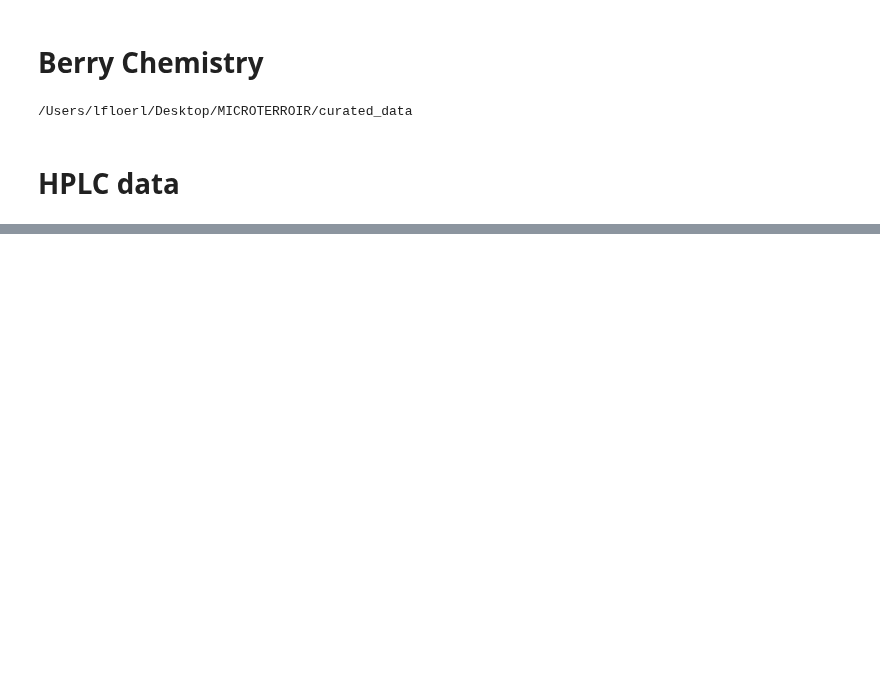
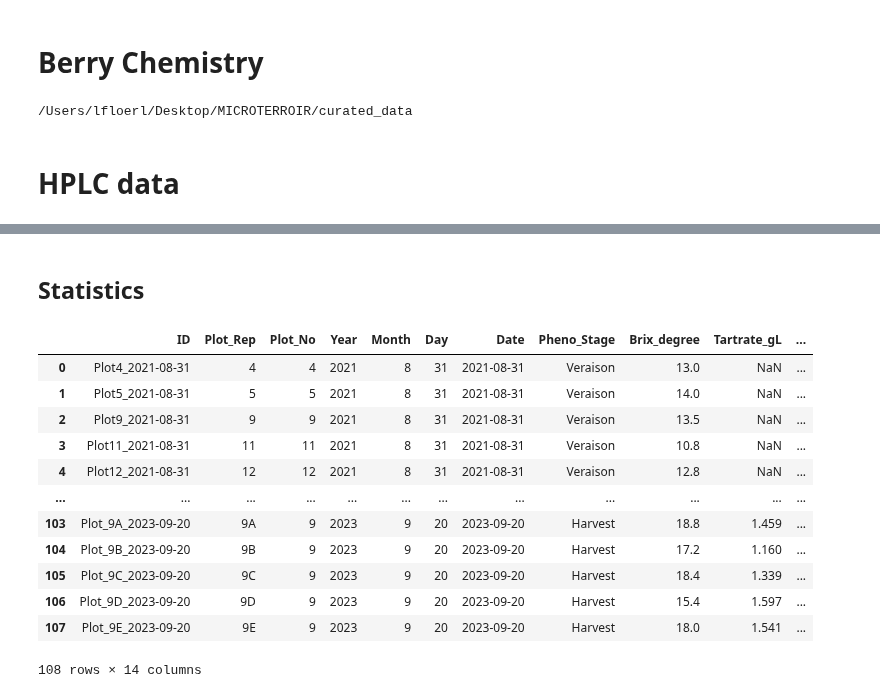
Before and after one commit to bokulich-publications/microterroir, a Jupyter notebook: Berry_Chemistry.ipynb, the cells around one changed output, grey strips where cells are left out. Drawn from its saved outputs; the diff is of its cells as text; code cells hidden in the pictures; blank space fills up the shorter version.

```diff
--- a/Berry_Chemistry.ipynb
+++ b/Berry_Chemistry.ipynb
@@ -72,0 +69,18 @@ plt.show()
+# %% [markdown]
+## Statistics
+# %%
+hplc_data
+# %% [output]
+|  | ID | Plot_Rep | Plot_No | Year | Month | Day | Date | Pheno_Stage | Brix_degree | Tartrate_gL | ... |
+| 0 | Plot4_2021-08-31 | 4 | 4 | 2021 | 8 | 31 | 2021-08-31 | Veraison | 13.0 | NaN | ... |
+| 1 | Plot5_2021-08-31 | 5 | 5 | 2021 | 8 | 31 | 2021-08-31 | Veraison | 14.0 | NaN | ... |
+| 2 | Plot9_2021-08-31 | 9 | 9 | 2021 | 8 | 31 | 2021-08-31 | Veraison | 13.5 | NaN | ... |
+| 3 | Plot11_2021-08-31 | 11 | 11 | 2021 | 8 | 31 | 2021-08-31 | Veraison | 10.8 | NaN | ... |
+| 4 | Plot12_2021-08-31 | 12 | 12 | 2021 | 8 | 31 | 2021-08-31 | Veraison | 12.8 | NaN | ... |
+| ... | ... | ... | ... | ... | ... | ... | ... | ... | ... | ... | ... |
+| 103 | Plot_9A_2023-09-20 | 9A | 9 | 2023 | 9 | 20 | 2023-09-20 | Harvest | 18.8 | 1.459 | ... |
+| 104 | Plot_9B_2023-09-20 | 9B | 9 | 2023 | 9 | 20 | 2023-09-20 | Harvest | 17.2 | 1.160 | ... |
+| 105 | Plot_9C_2023-09-20 | 9C | 9 | 2023 | 9 | 20 | 2023-09-20 | Harvest | 18.4 | 1.339 | ... |
+| 106 | Plot_9D_2023-09-20 | 9D | 9 | 2023 | 9 | 20 | 2023-09-20 | Harvest | 15.4 | 1.597 | ... |
+| 107 | Plot_9E_2023-09-20 | 9E | 9 | 2023 | 9 | 20 | 2023-09-20 | Harvest | 18.0 | 1.541 | ... |
+108 rows × 14 columns
```
Also changed, not shown: parts of 12 cells of this notebook, 4 other files.
